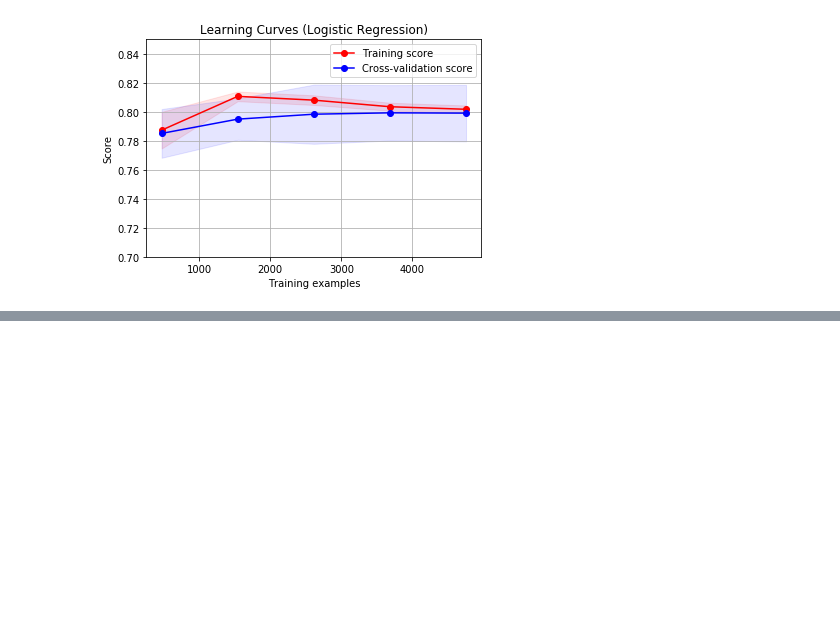
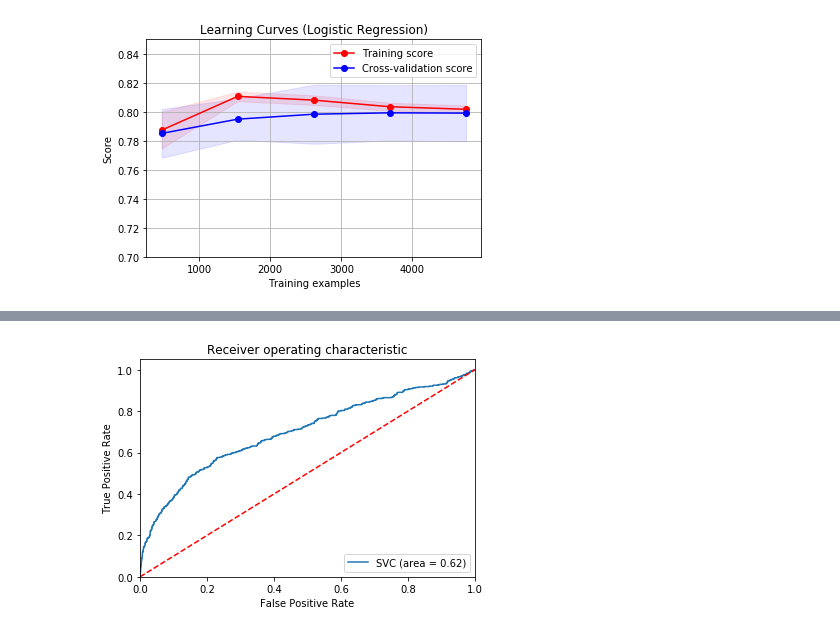
Before and after one commit to grantaguinaldo/mlnd-capstone, a Jupyter notebook: working/mlnd-capstone.ipynb, the cells around one changed output, grey strips where cells are left out. Cells and saved outputs as stored; diff of their text form; code cells hidden in the pictures; blank space fills up the shorter version.

```diff
--- a/working/mlnd-capstone.ipynb
+++ b/working/mlnd-capstone.ipynb
@@ -741,7 +739,7 @@ plt.show()
 [figure]
 # %%
 from sklearn.svm import SVC
-model = SVC()
+model = SVC(random_state=42, kernel='linear', C=0.75)
 
 model.fit(X_train, y_train)
 y_pred_class = model.predict(X_test)
@@ -750,0 +749,11 @@ model.score(X_train, y_train)
+# %%
+import time
+start = time.time()
+
+model = SVC(probability=True)
+model.fit(X_train, y_train)
+y_pred_class = model.predict(X_test)
+print("The Model Score is: {}".format(model.score(X_train, y_train)))
+
+end = time.time()
+print('Elapsed time: {}'.format(end-start))
@@ -750,0 +763,17 @@ model.score(X_train, y_train)
+# %%
+svm_roc_auc  = roc_auc_score(y_test, model.predict(X_test))
+fpr, tpr, thresholds = roc_curve(y_test, model.predict_proba(X_test)[:,1])
+plt.figure()
+
+plt.plot(fpr, tpr, label='SVC (area = %0.2f)' % svm_roc_auc)
+plt.plot([0, 1], [0, 1],'r--')
+plt.xlim([0.0, 1.0])
+plt.ylim([0.0, 1.05])
+
+plt.xlabel('False Positive Rate')
+plt.ylabel('True Positive Rate')
+plt.title('Receiver operating characteristic')
+plt.legend(loc="lower right")
+plt.show()
+# %% [output]
+[figure, added]
```
Also changed, not shown: parts of 13 cells of this notebook.
